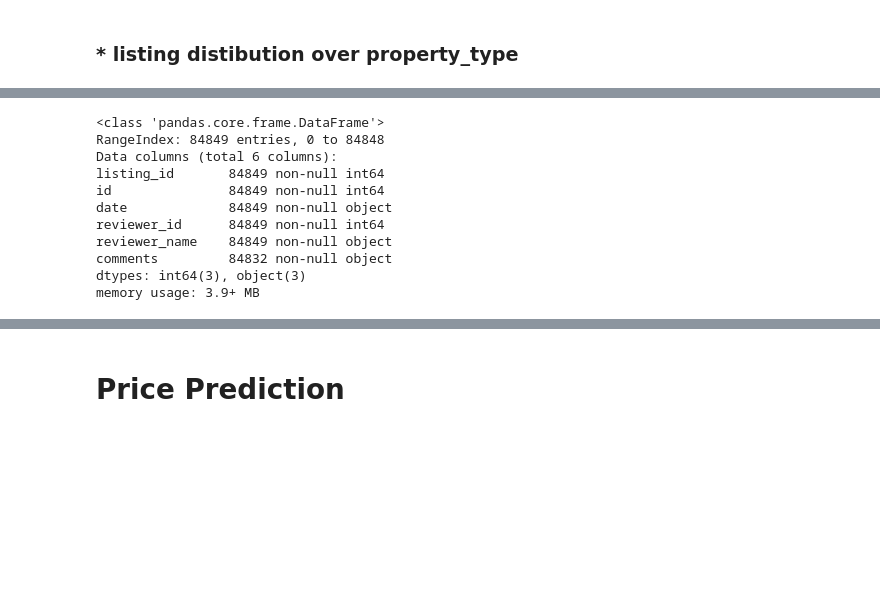
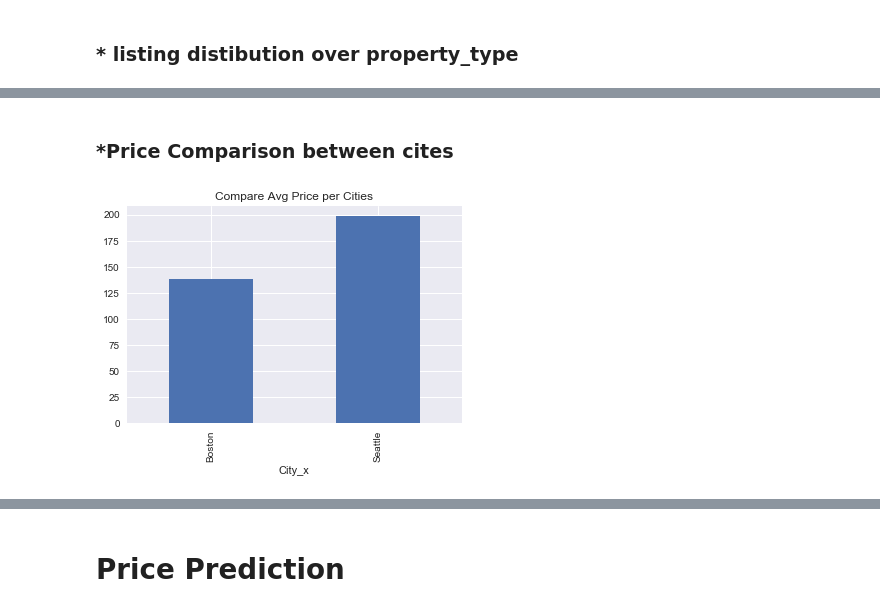
Before and after one commit to RehamKhalil/AirBNB, a Jupyter notebook: Airbnb Analysis.ipynb, the cells around one changed output, grey strips where cells are left out. Cells and saved outputs as stored; diff of their text form; code cells hidden in the pictures; blank space fills up the shorter version.

```diff
--- a/Airbnb Analysis.ipynb
+++ b/Airbnb Analysis.ipynb
@@ -482,23 +479,9 @@ Text(0.5,1,'Property Type Distribution')
-# %%
-#get the average price for each listing
-mean_price_for_listing = Merged_df_Ex_Col_avail.groupby('listing_id').mean()['price']
-
-#plot
-plt.hist(mean_price_for_listing, bins=10)
-plt.ylabel('Count of listings')
-plt.xlabel('Price ')
-plt.title('Listing Distribution over price')
-
-plt.show()reviews_df.info()
-# %% [output]
-<class 'pandas.core.frame.DataFrame'>
-RangeIndex: 84849 entries, 0 to 84848
-Data columns (total 6 columns):
-listing_id       84849 non-null int64
-id               84849 non-null int64
-date             84849 non-null object
-reviewer_id      84849 non-null int64
-reviewer_name    84849 non-null object
-comments         84832 non-null object
-dtypes: int64(3), object(3)
-memory usage: 3.9+ MB
+# %% [markdown]
+### *Price Comparison between cites
+# %%
+mean_price_for_listing = Merged_df_Ex_Col_avail.groupby('City_x').mean()['price']
+mean_price_for_listing.plot(kind="Bar")
+plt.title("Compare Avg Price per Cities")
+plt.show()
+# %% [output]
+[figure, added]
```
Also changed, not shown: parts of 16 cells of this notebook.
